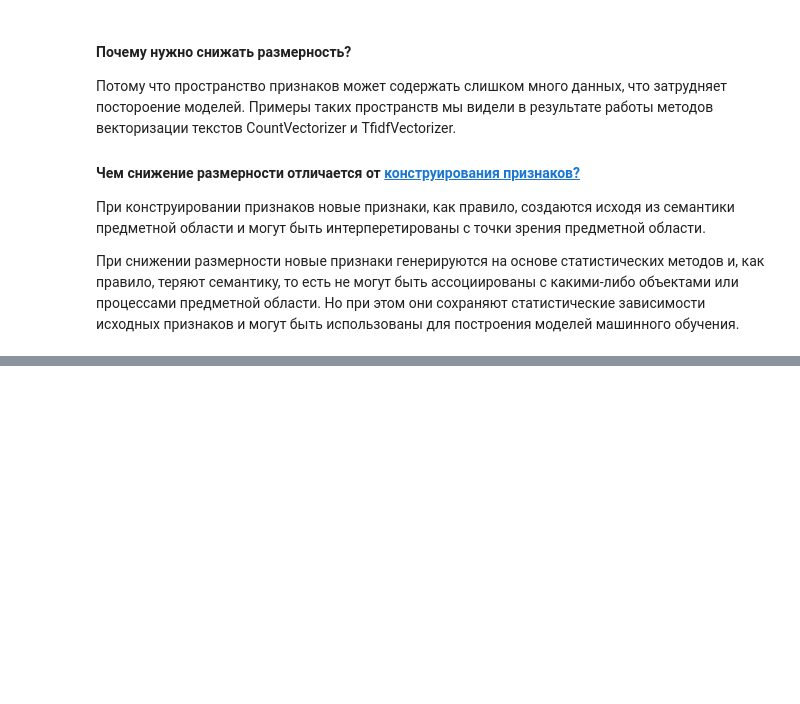
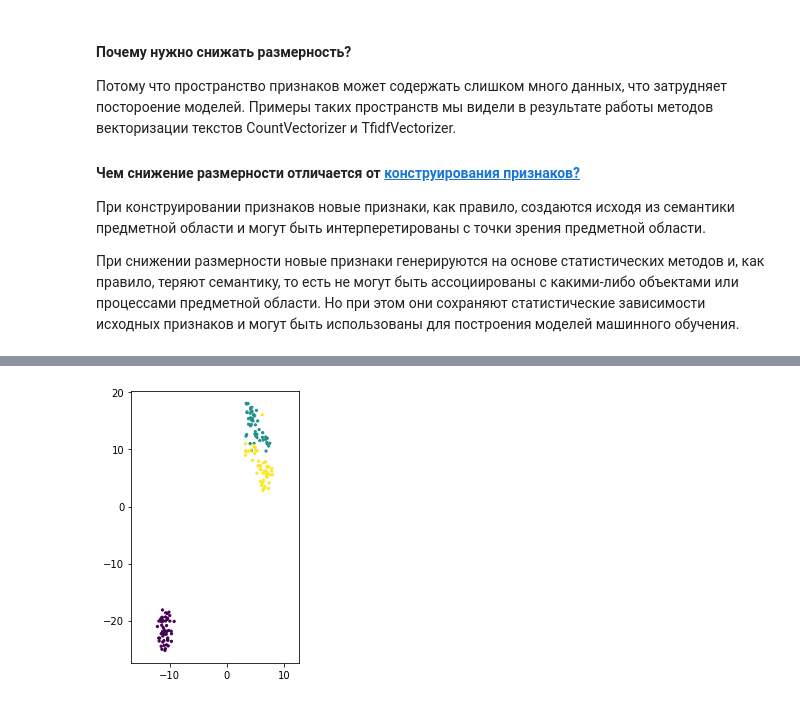
Before and after one commit to ugapanyuk/ml_course_2020, a Jupyter notebook: common/notebooks/dims/dims.ipynb, the cells around one changed output, grey strips where cells are left out. Cells and saved outputs as stored; diff of their text form; code cells hidden in the pictures; blank space fills up the shorter version.

```diff
--- a/common/notebooks/dims/dims.ipynb
+++ b/common/notebooks/dims/dims.ipynb
@@ -15,0 +152,4 @@
+# %%
+tsne = TSNE(n_components=2)
+X_embedded = tsne.fit_transform(iris_X)
+X_embedded[:10]
@@ -15,0 +167,7 @@
+# %%
+plt.figure(figsize=(3,5))
+plt.scatter(X_embedded[:, 0], X_embedded[:, 1], s=5, c=iris_y)
+plt.axis('equal')
+plt.show()
+# %% [output]
+[figure, added]
```
Also changed, not shown: parts of 17 cells of this notebook.
